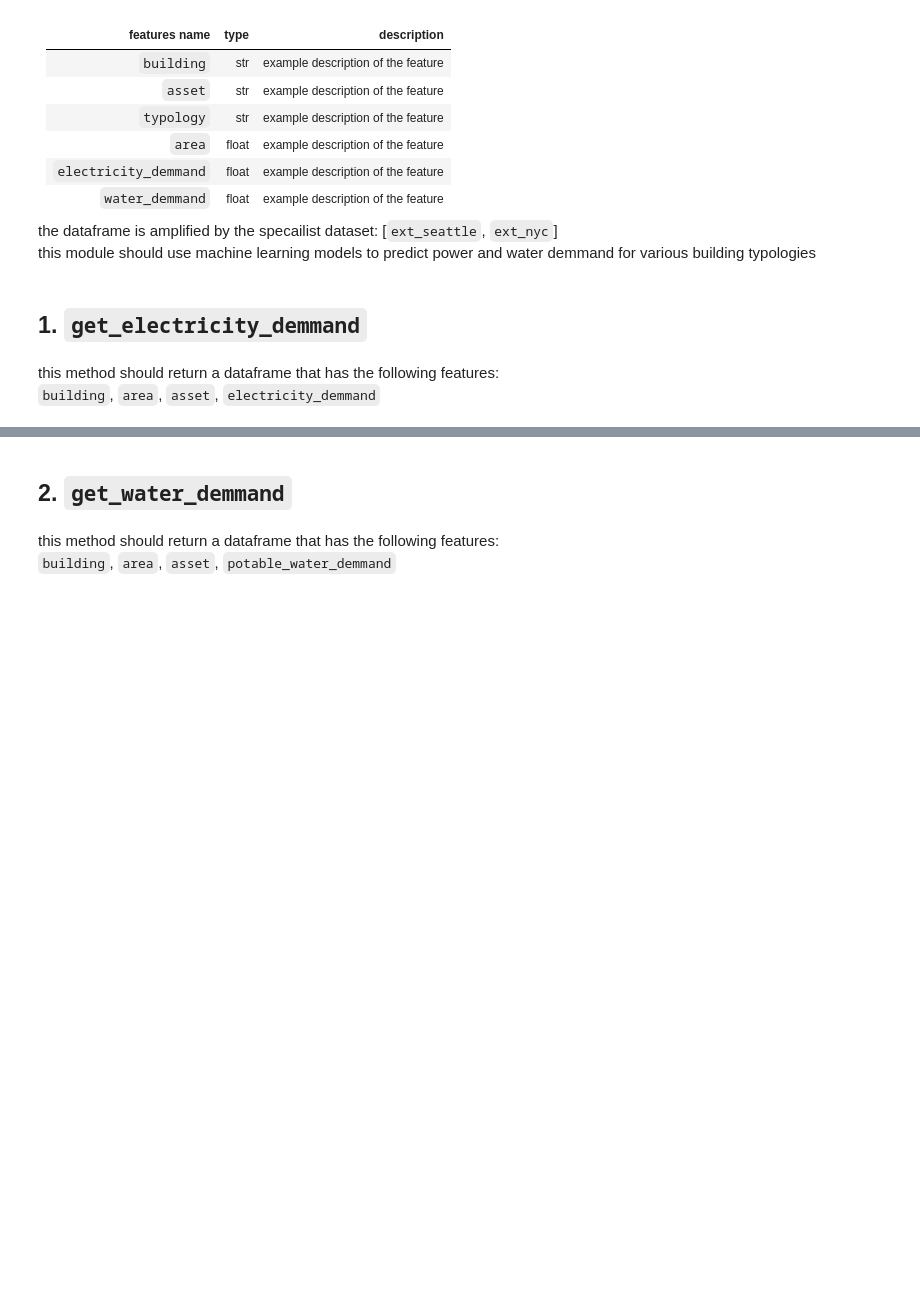
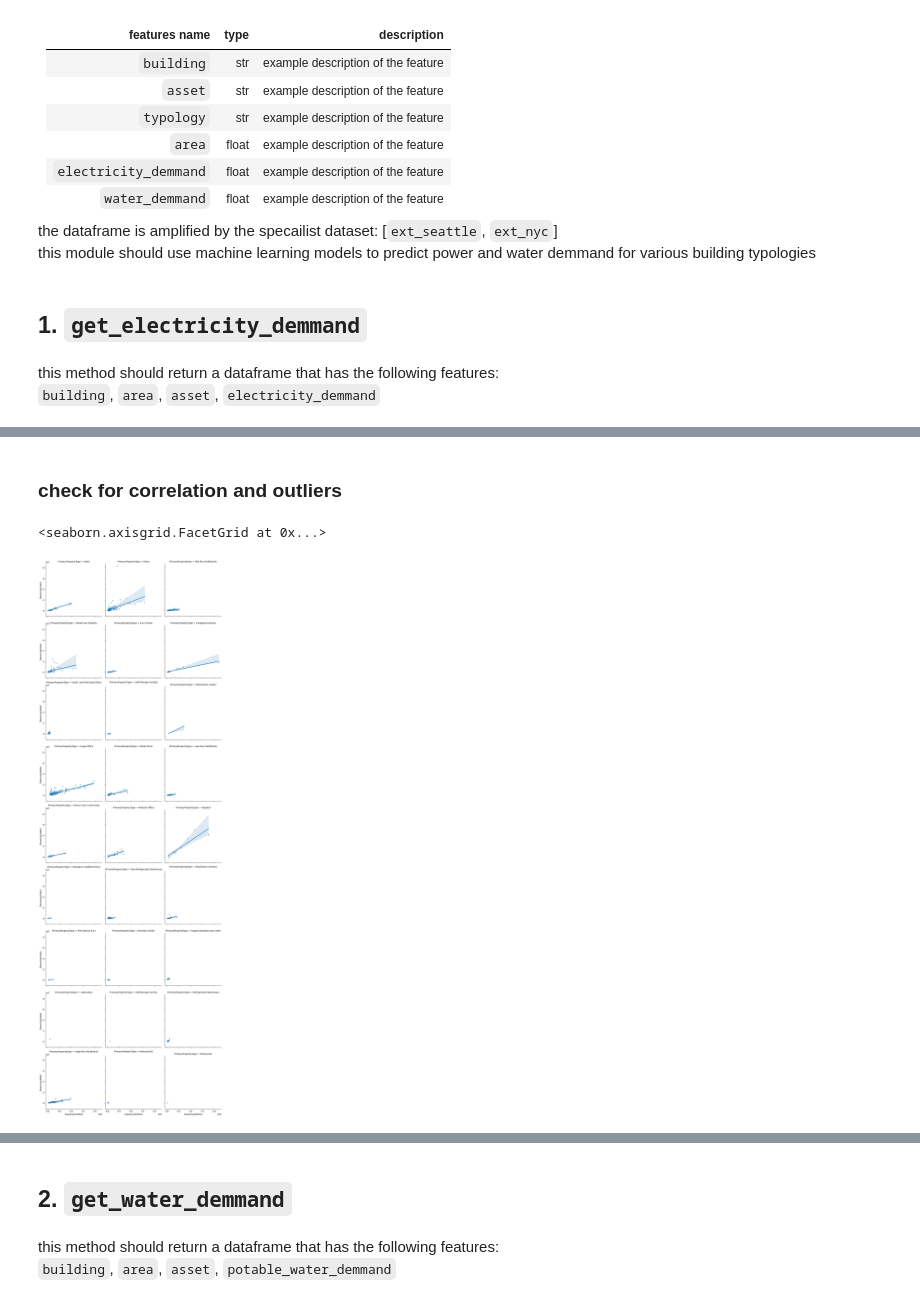
Before and after one commit to hramzan01/project_zero, a Jupyter notebook: nb_utilities.ipynb, the cells around one changed output, grey strips where cells are left out. Drawn from its saved outputs; the diff is of its cells as text; code cells hidden in the pictures; blank space fills up the shorter version.

Commit message:
encoded and scaled data

```diff
--- a/nb_utilities.ipynb
+++ b/nb_utilities.ipynb
@@ -44,0 +71,4 @@ this method should return a dataframe that has the following features:\
+# %%
+# list of features to use for training
+features = ['PrimaryPropertyType','BuildingType','NumberofFloors','PropertyGFATotal','Electricity(kWh)']
+df_seattle = df_seattle[features]
@@ -44,0 +79,6 @@ this method should return a dataframe that has the following features:\
+# %%
+# check for duplicates
+print(df_seattle.duplicated().sum())
+df_seattle.drop_duplicates(inplace=True)
+
+print(df_seattle.duplicated().sum())
@@ -44,0 +98,6 @@ this method should return a dataframe that has the following features:\
+# %%
+# change building type to binary value (residential and non resi)
+building_type = lambda x: 'residential' if x != 'NonResidential' else 'non_residential'
+df_seattle['building_classification'] =  df_seattle['BuildingType'].map(building_type)
+
+df_seattle.building_classification.unique()
@@ -54 +115,6 @@ Colour      0
 dtype: int64
+# %%
+df_seattle.dropna(inplace=True)
+df_seattle.NumberofFloors.isna().sum()
+
+df_seattle.describe()
@@ -54,0 +131,9 @@ dtype: int64
+# %% [markdown]
+### check for correlation and outliers
+# %%
+# Regressing GFA to Electricty consumption by property type
+g = sns.FacetGrid(data=df_seattle,col='PrimaryPropertyType',col_wrap=3, height=4)
+g.map(sns.regplot, 'PropertyGFATotal', 'Electricity(kWh)', scatter_kws={'s': 10})
+# %% [output]
+<seaborn.axisgrid.FacetGrid at 0x...>
+[figure, added]
```
Also changed, not shown: parts of 20 cells of this notebook.
